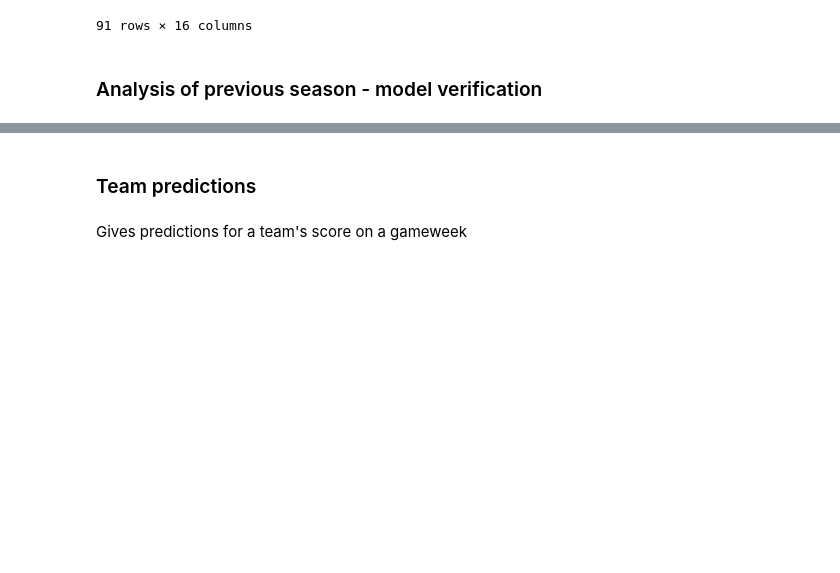
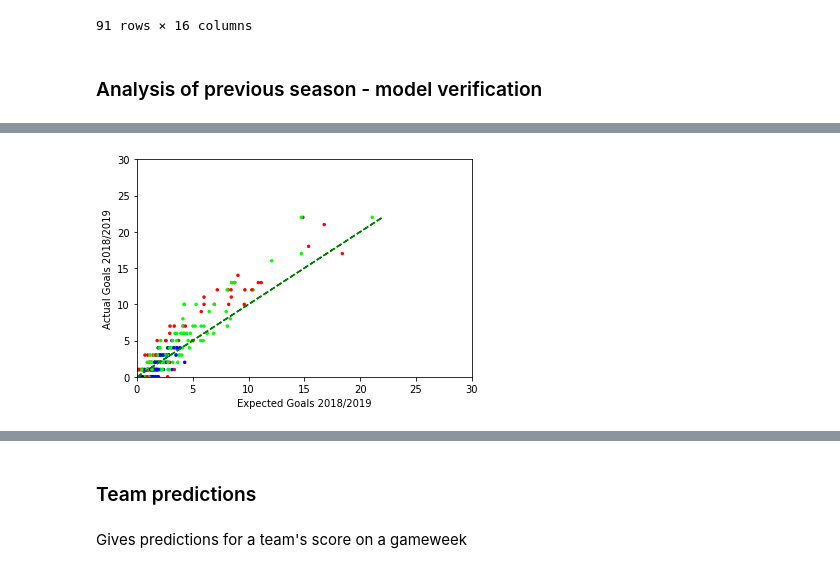
Before and after one commit to kalyanrparajuli/Fantasy-Football, a Jupyter notebook: models/optimization_model.ipynb, the cells around one changed output, grey strips where cells are left out. Saved outputs shown, nothing was run; the diff lists cells and outputs as text; code cells hidden in the pictures; blank space fills up the shorter version.

```diff
--- a/models/optimization_model.ipynb
+++ b/models/optimization_model.ipynb
@@ -557,0 +589,16 @@ plot.show()
+# %%
+# plot with respect to last seasons goals - for eligble players
+goals = np.zeros(len(y3.index))
+for i in range(len(y3.index)):
+    ind = np.where(y3.loc[y3.index[i], 'full_name'] == all_players_params['player'])[0][0]
+    goals[i] = G[ind]
+
+plot.scatter(goals, y3['goals_scored'], color=cr, s=6)
+plot.plot(y3['goals_scored'], y3['goals_scored'], linestyle="--", color='g')
+plot.xlim([0, 30])
+plot.ylim([0, 30])
+plot.xlabel('Expected Goals 2018/2019')
+plot.ylabel('Actual Goals 2018/2019')
+plot.show()
+# %% [output]
+[figure, added]
```
Also changed, not shown: parts of 7 cells of this notebook.
